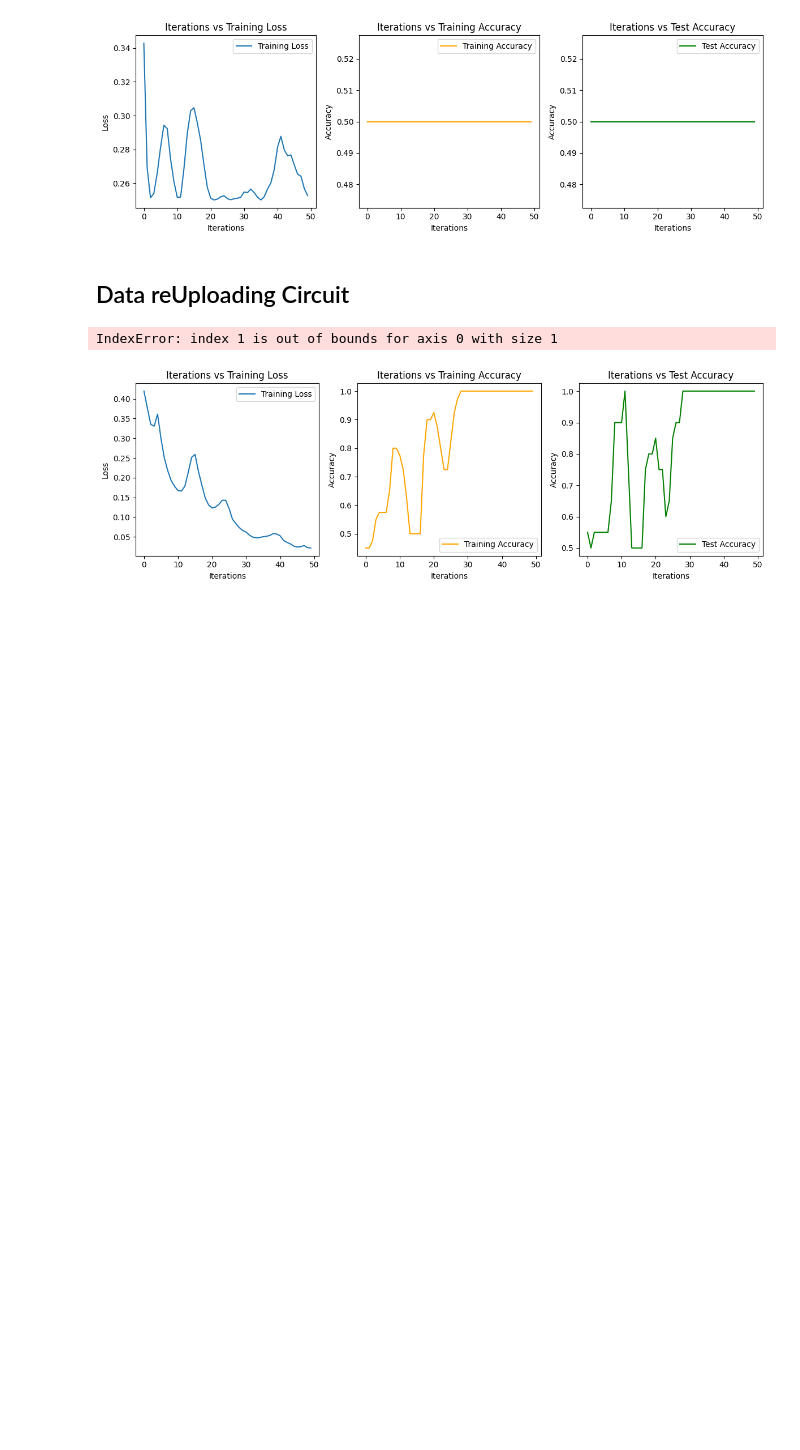
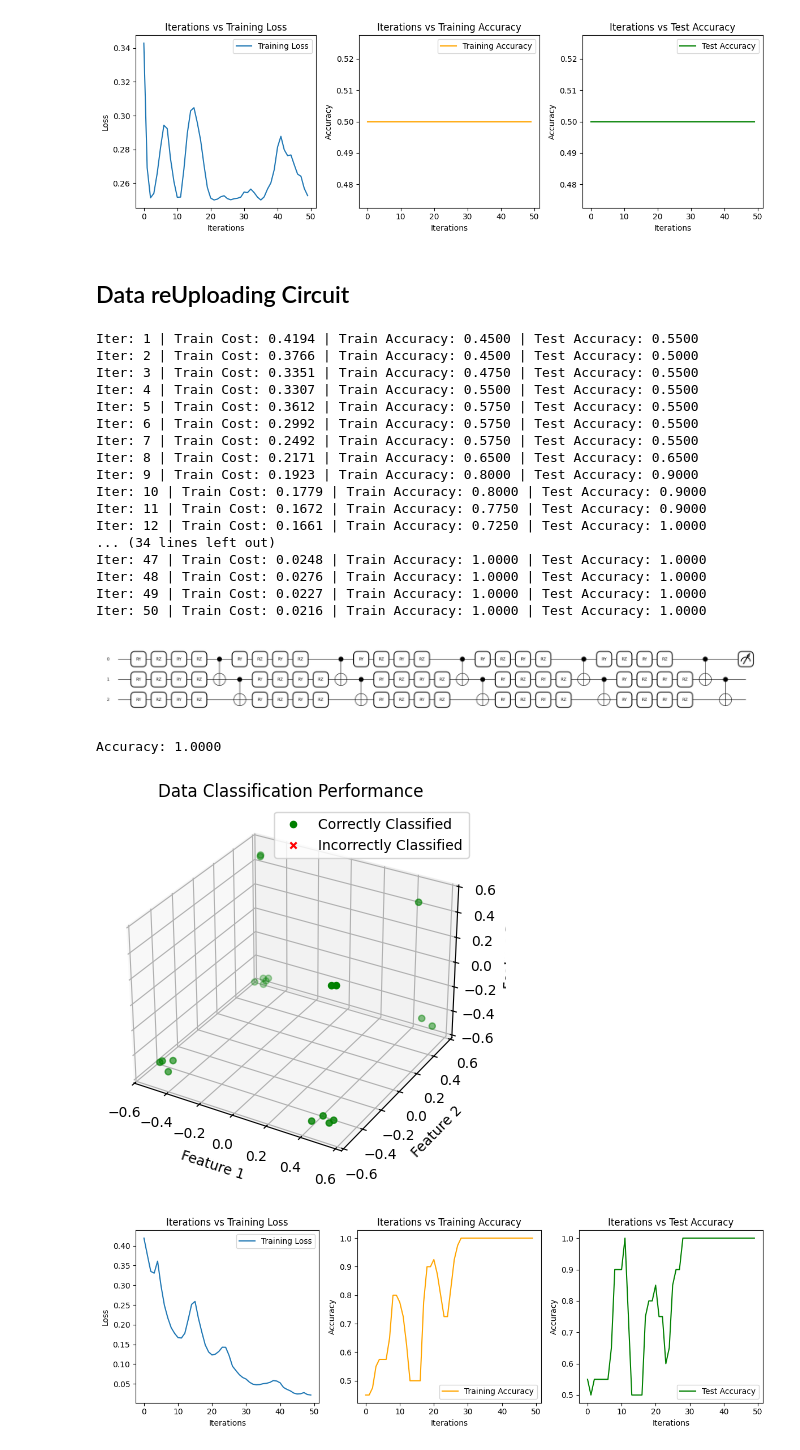
Before and after one commit to Nikoletos-K/Quantum-ML-Classification-with-PennyLane, a Jupyter notebook: qml_classifier_b_experiments_circuits.ipynb, the cells around one changed output. Drawn from its saved outputs; the diff is of its cells as text; code cells hidden in the pictures; blank space fills up the shorter version.

```diff
--- a/qml_classifier_b_experiments_circuits.ipynb
+++ b/qml_classifier_b_experiments_circuits.ipynb
@@ -238,7 +238,7 @@ plt.show()
 opt = NesterovMomentumOptimizer(0.5)
 X = train_data
 Y = train_labels
-epochs=50
+epochs=30
 weights, bias, train_costs, train_accuracies, test_accuracies = train(X, Y, opt, weights_init, bias_init, epochs=epochs)
 predictions = [variational_classifier(weights, bias, x) for x in test_data]
 plot_metrics(range(0, epochs), train_costs, train_accuracies, test_accuracies)
@@ -449,36 +449,56 @@ def evaluate(weights, bias, X, Y):
     accuracy = np.mean((predictions > 0.5) == Y)
     print(f"Accuracy: {accuracy:.4f}")
     return predictions, accuracy
 
 def visualize_performance(X, Y, predictions):
     fig = plt.figure()
     ax = fig.add_subplot(111, projection='3d')
 
     correctly_classified = (predictions > 0.5) == Y
     incorrectly_classified = ~correctly_classified
 
     ax.scatter(X[correctly_classified, 0], X[correctly_classified, 1], X[correctly_classified, 2], c='green', marker='o', label='Correctly Classified')
     ax.scatter(X[incorrectly_classified, 0], X[incorrectly_classified, 1], X[incorrectly_classified, 2], c='red', marker='x', label='Incorrectly Classified')
 
     ax.set_xlabel('Feature 1')
     ax.set_ylabel('Feature 2')
     ax.set_zlabel('Feature 3')
     ax.set_title("Data Classification Performance")
     ax.legend()
     plt.show()
 
 
-fig, ax = qml.draw_mpl(circuit)(weights_init, np.zeros(n_qubits))
-plt.show()
 
 epochs = 50
 weights, bias, train_costs, train_accuracies, test_accuracies = train(train_data, train_labels, num_reuploads, AdamOptimizer, learning_rate=0.1, epochs=epochs, batch_size=5)
+weights_init = 0.01 * np.random.randn(num_reuploads, n_qubits, 3)
+fig, ax = qml.draw_mpl(circuit)(weights_init, np.zeros(n_qubits))
+plt.show()
 
 predictions, accuracy = evaluate(weights, bias, test_data, test_labels)
 
 visualize_performance(test_data, test_labels, predictions)
 # %% [output]
-IndexError: index 1 is out of bounds for axis 0 with size 1
+Iter: 1 | Train Cost: 0.4194 | Train Accuracy: 0.4500 | Test Accuracy: 0.5500
+Iter: 2 | Train Cost: 0.3766 | Train Accuracy: 0.4500 | Test Accuracy: 0.5000
+Iter: 3 | Train Cost: 0.3351 | Train Accuracy: 0.4750 | Test Accuracy: 0.5500
+Iter: 4 | Train Cost: 0.3307 | Train Accuracy: 0.5500 | Test Accuracy: 0.5500
+Iter: 5 | Train Cost: 0.3612 | Train Accuracy: 0.5750 | Test Accuracy: 0.5500
+Iter: 6 | Train Cost: 0.2992 | Train Accuracy: 0.5750 | Test Accuracy: 0.5500
+Iter: 7 | Train Cost: 0.2492 | Train Accuracy: 0.5750 | Test Accuracy: 0.5500
+Iter: 8 | Train Cost: 0.2171 | Train Accuracy: 0.6500 | Test Accuracy: 0.6500
+Iter: 9 | Train Cost: 0.1923 | Train Accuracy: 0.8000 | Test Accuracy: 0.9000
+Iter: 10 | Train Cost: 0.1779 | Train Accuracy: 0.8000 | Test Accuracy: 0.9000
+Iter: 11 | Train Cost: 0.1672 | Train Accuracy: 0.7750 | Test Accuracy: 0.9000
+Iter: 12 | Train Cost: 0.1661 | Train Accuracy: 0.7250 | Test Accuracy: 1.0000
+... (34 lines left out)
+Iter: 47 | Train Cost: 0.0248 | Train Accuracy: 1.0000 | Test Accuracy: 1.0000
+Iter: 48 | Train Cost: 0.0276 | Train Accuracy: 1.0000 | Test Accuracy: 1.0000
+Iter: 49 | Train Cost: 0.0227 | Train Accuracy: 1.0000 | Test Accuracy: 1.0000
+Iter: 50 | Train Cost: 0.0216 | Train Accuracy: 1.0000 | Test Accuracy: 1.0000
+[figure, added]
+Accuracy: 1.0000
+[figure, added]
 # %%
 plot_metrics(range(0, epochs), train_costs, train_accuracies, test_accuracies)
 # %% [output]
```
Also changed, not shown: 1 other file.
